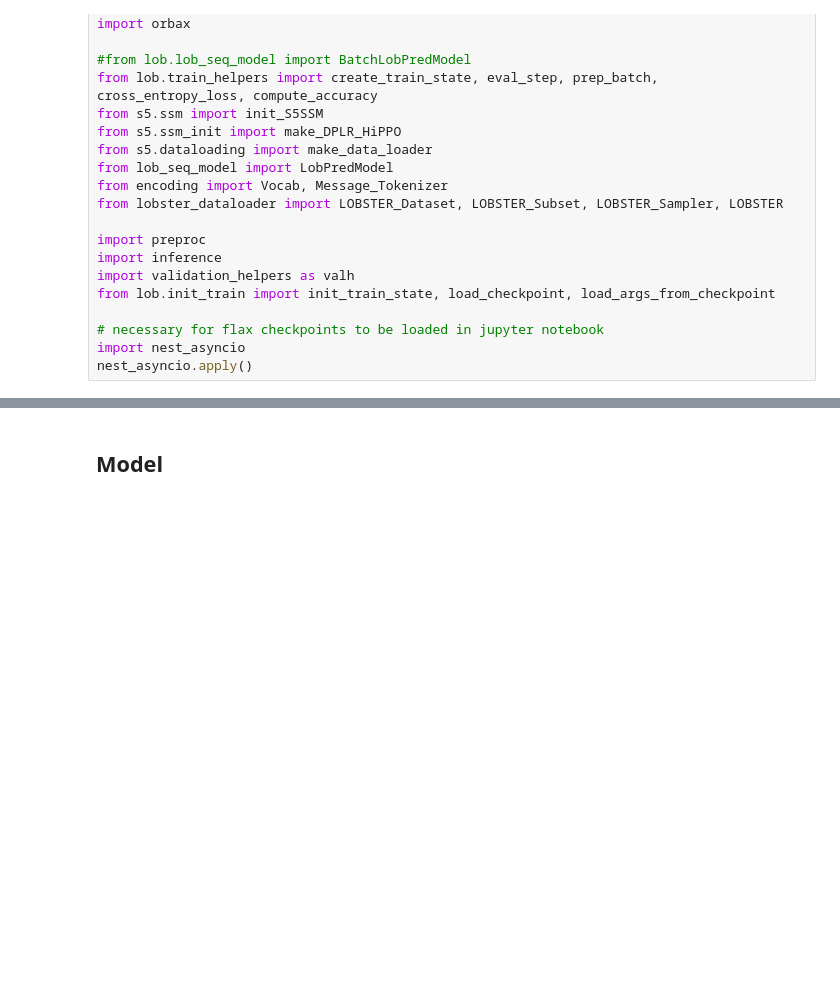
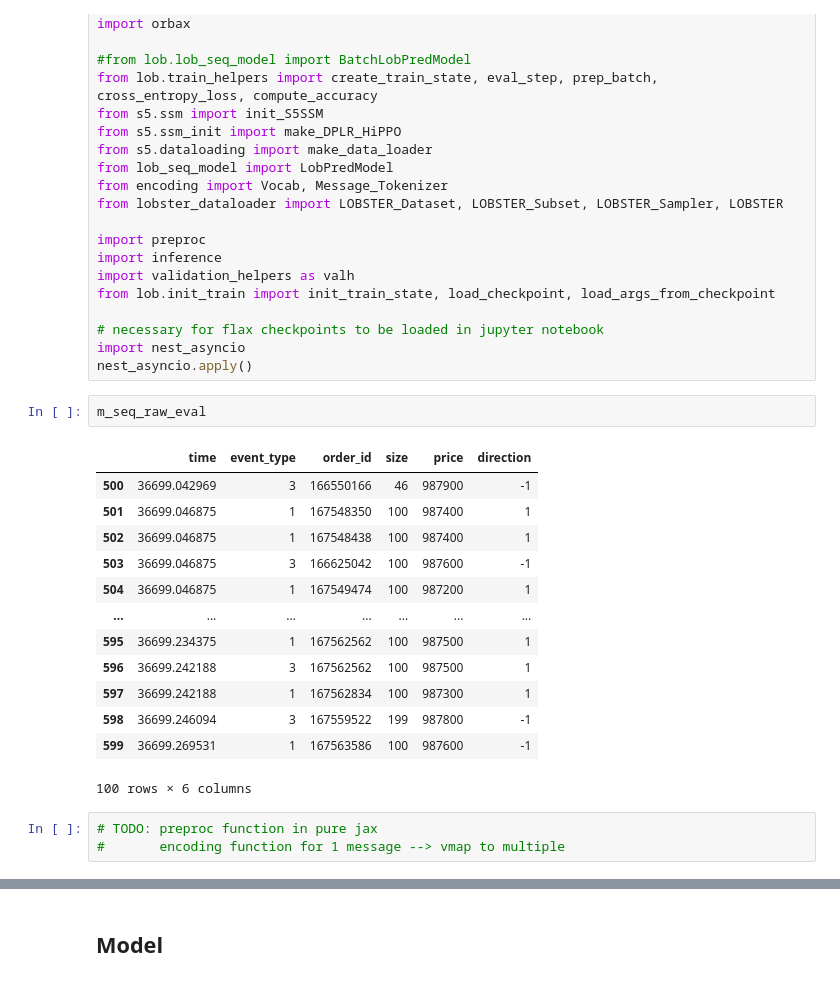
Before and after one commit to saschafrey/LOBS5_Prediction, a Jupyter notebook: lob/ar_pred.ipynb, the cells around one changed output, grey strips where cells are left out. Cells and saved outputs as stored; diff of their text form; blank space fills up the shorter version.

```diff
--- a/lob/ar_pred.ipynb
+++ b/lob/ar_pred.ipynb
@@ -58,3 +58,22 @@ from lob.init_train import init_train_state, load_checkpoint, load_args_from_che
 # necessary for flax checkpoints to be loaded in jupyter notebook
 import nest_asyncio
 nest_asyncio.apply()
+# %%
+m_seq_raw_eval
+# %% [output]
+|  | time | event_type | order_id | size | price | direction |
+| 500 | 36699.042969 | 3 | 166550166 | 46 | 987900 | -1 |
+| 501 | 36699.046875 | 1 | 167548350 | 100 | 987400 | 1 |
+| 502 | 36699.046875 | 1 | 167548438 | 100 | 987400 | 1 |
+| 503 | 36699.046875 | 3 | 166625042 | 100 | 987600 | -1 |
+| 504 | 36699.046875 | 1 | 167549474 | 100 | 987200 | 1 |
+| ... | ... | ... | ... | ... | ... | ... |
+| 595 | 36699.234375 | 1 | 167562562 | 100 | 987500 | 1 |
+| 596 | 36699.242188 | 3 | 167562562 | 100 | 987500 | 1 |
+| 597 | 36699.242188 | 1 | 167562834 | 100 | 987300 | 1 |
+| 598 | 36699.246094 | 3 | 167559522 | 199 | 987800 | -1 |
+| 599 | 36699.269531 | 1 | 167563586 | 100 | 987600 | -1 |
+100 rows × 6 columns
+# %%
+# TODO: preproc function in pure jax
+#       encoding function for 1 message --> vmap to multiple
```
Also changed, not shown: parts of 24 cells of this notebook, 6 other files.
